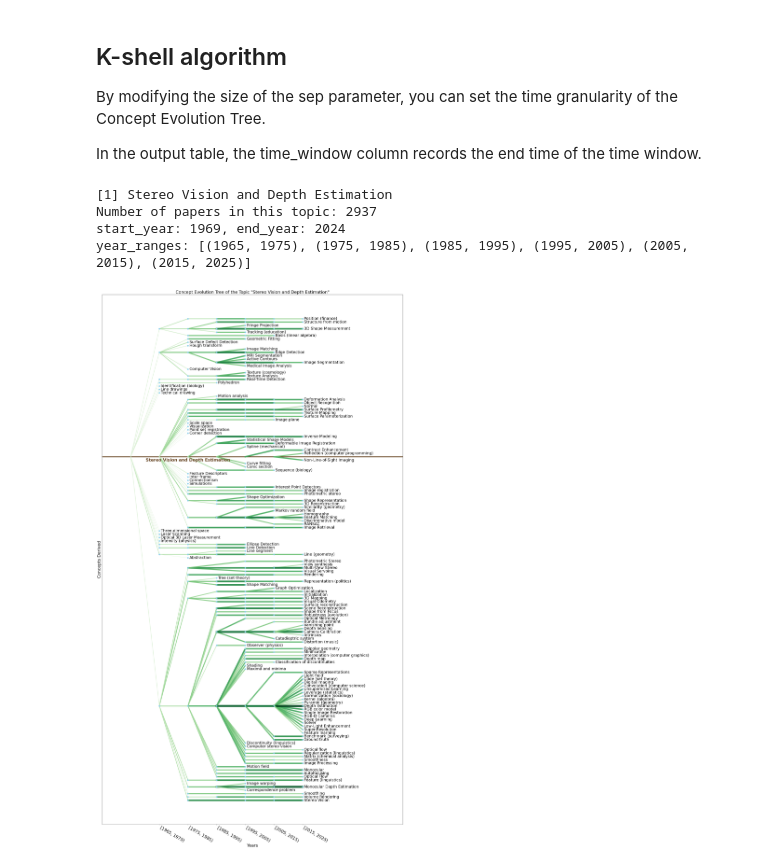
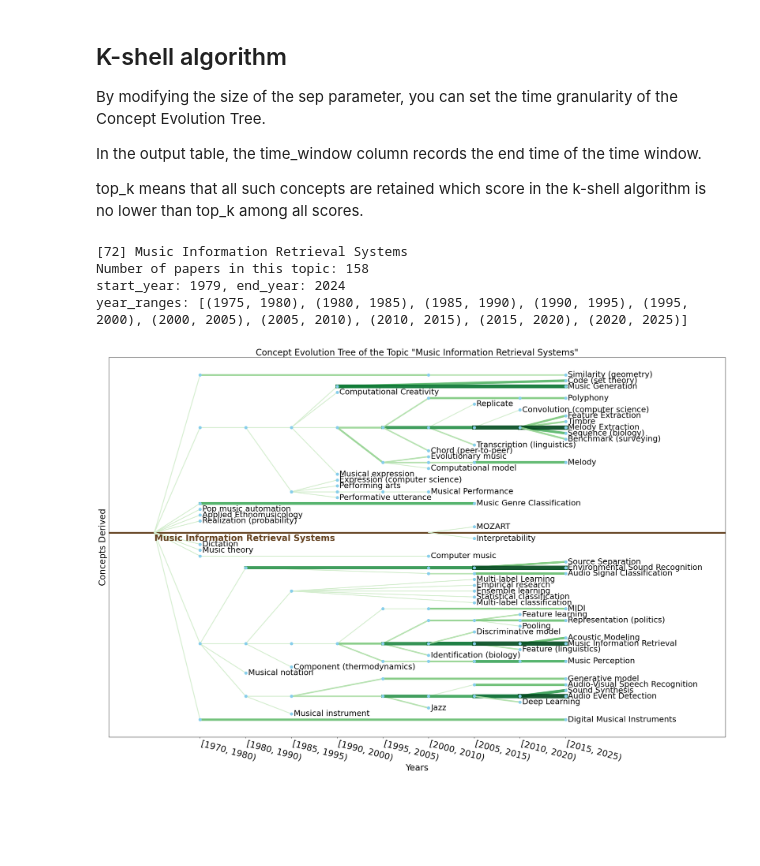
Before and after one commit to Liu-Steve/concept-evolution-tree, a Jupyter notebook: EX1_Concept_Evolution_Tree.ipynb, the cells around one changed output. Drawn from its saved outputs; the diff is of its cells as text; code cells hidden in the pictures; blank space fills up the shorter version.

Commit message:
Optimize export effects

```diff
--- a/EX1_Concept_Evolution_Tree.ipynb
+++ b/EX1_Concept_Evolution_Tree.ipynb
@@ -20,6 +22,8 @@ plt.rcParams["font.size"] = 24
 By modifying the size of the sep parameter, you can set the time granularity of the Concept Evolution Tree.
 
 In the output table, the time_window column records the end time of the time window.
+
+top_k means that all such concepts are retained which score in the k-shell algorithm is no lower than top_k among all scores.
 # %%
 def k_shell(
     sep: int, paper_keywords: list, paper_years: np.array, top_k: int = 1
@@ -580,47 +568,50 @@ def get_subtree(
 
     return pd.DataFrame(result)
 # %%
-# Keep the for loop open to export images in batches.
-for i in range(1, 2):
-    # Topic select
+# Topic select: keep the for loop open to export tree in batches.
+# Default displays topic #72, "Music Information Retrieval Systems".
+for i in range(72, 73):
     TOPIC_I = i
-    TOPIC_DIR = "./topics_csr"
-    STEP = 10
+    TOPIC_DIR = "./topics_csr_ai"  # Modify here to switch topics
+    STEP = 5  # Adjust the analysis time granularity.
+    SAVE_NAME = None  # When SAVE_NAME is not None, more data will be saved.
+    # SAVE_NAME = "csr_ai"
 
     with open(os.path.join(TOPIC_DIR, f"{TOPIC_I}.txt"), "r", encoding="utf-8") as f:
         data = json.load(f)
         TOPIC_NAME = data["topic_name"]
         TOPIC_ID = data["topic_id"]
         TOPIC_YEAR = data["topic_year"]
         TOPIC_KEYWORD = data["topic_keyword"]
 
     print(f"[{TOPIC_I}] {TOPIC_NAME}")
     print(f"Number of papers in this topic: {len(TOPIC_ID)}")
 
     TOPIC_TOP_KEYWORD = k_shell(STEP, TOPIC_KEYWORD, TOPIC_YEAR, top_k=1)
 
     TOPIC_DERIVATION = calculate_keyword_derivations(TOPIC_KEYWORD, TOPIC_YEAR, 1)
 
     # Drawing a graph
     draw_concept_evolution_tree(
         TOPIC_TOP_KEYWORD,
         TOPIC_NAME,
         TOPIC_I,
         TOPIC_ID,
         show_derivations=True,
         derivations=TOPIC_DERIVATION,
         vertical=False,
-        save_name=None,
+        save_name=SAVE_NAME,
     )
 
-    subtree = get_subtree(
-        TOPIC_TOP_KEYWORD, TOPIC_DERIVATION, TOPIC_ID, TOPIC_KEYWORD, TOPIC_YEAR
-    )
-
-    # subtree.to_csv(f'./subtree_csv_new/{TOPIC_I}_{TOPIC_NAME.strip().replace(" ", "_")}.csv')
+    # The `get_subtree` function is the specific implementation for retrieving subtree information on our website.
+    # Uncommenting the code below will save the subtree information in CSV format.
+    # subtree = get_subtree(
+    #     TOPIC_TOP_KEYWORD, TOPIC_DERIVATION, TOPIC_ID, TOPIC_KEYWORD, TOPIC_YEAR
+    # )
+    # subtree.to_csv(f'./subtree_csv/{TOPIC_I}_{TOPIC_NAME.strip().replace(" ", "_")}.csv')
 # %% [output]
-[1] Stereo Vision and Depth Estimation
-Number of papers in this topic: 2937
-start_year: 1969, end_year: 2024
-year_ranges: [(1965, 1975), (1975, 1985), (1985, 1995), (1995, 2005), (2005, 2015), (2015, 2025)]
+[72] Music Information Retrieval Systems
+Number of papers in this topic: 158
+start_year: 1979, end_year: 2024
+year_ranges: [(1975, 1980), (1980, 1985), (1985, 1990), (1990, 1995), (1995, 2000), (2000, 2005), (2005, 2010), (2010, 2015), (2015, 2020), (2020, 2025)]
-[figure, old version]
+[figure, new version]
```
Also changed, not shown: parts of 3 cells of this notebook, 3 other files.
